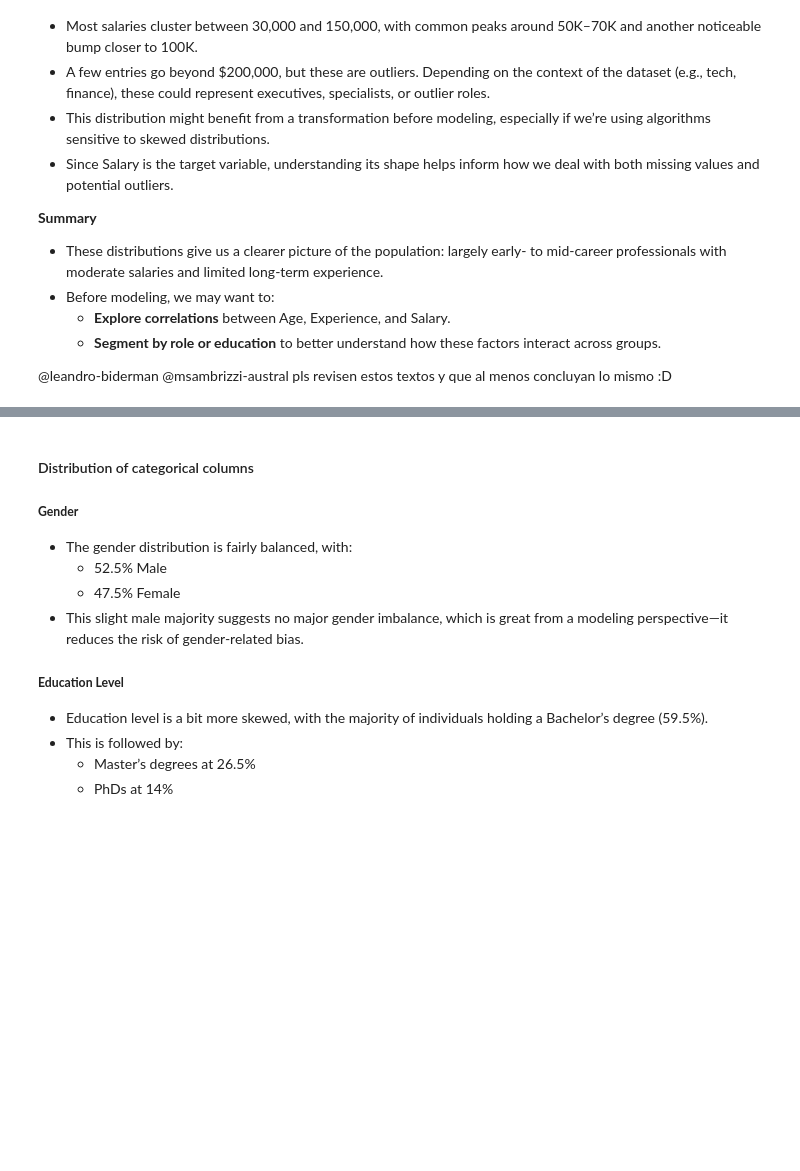
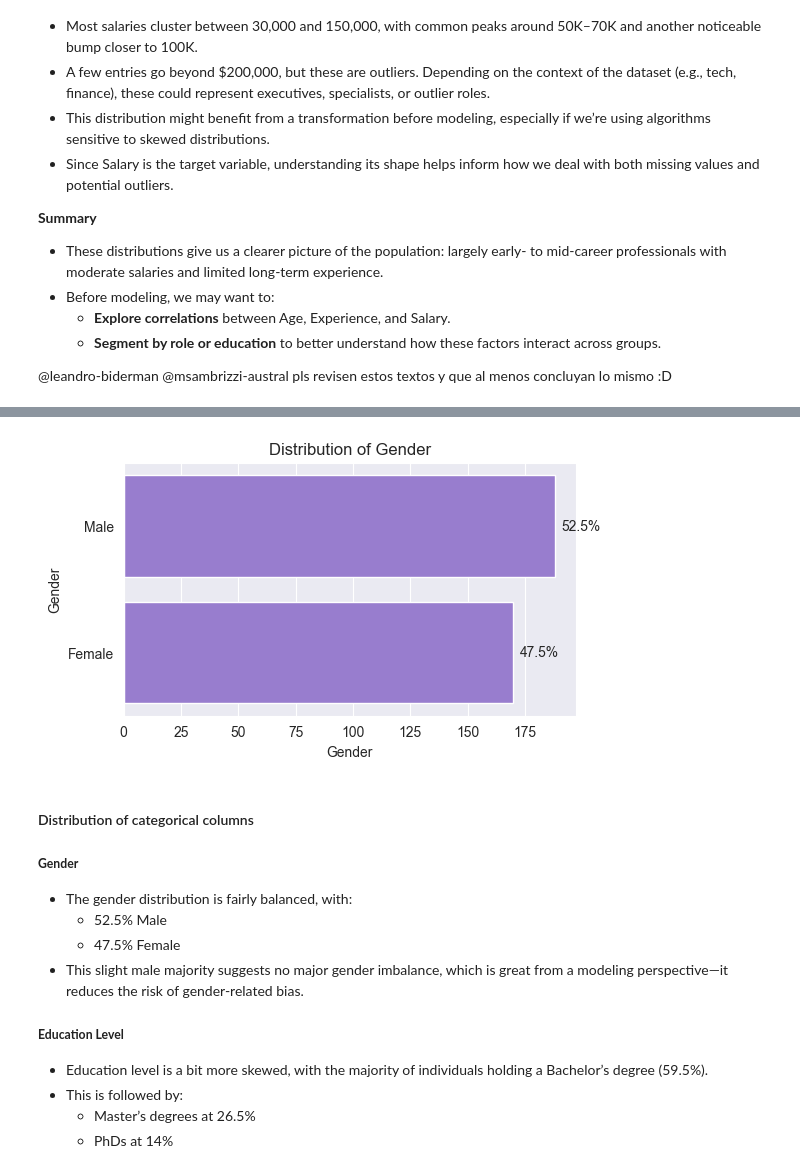
Before and after one commit to leonardoheis/fau_predic_salario, a Jupyter notebook: notebooks/main.ipynb, the cells around one changed output, grey strips where cells are left out. Saved outputs shown, nothing was run; the diff lists cells and outputs as text; code cells hidden in the pictures; blank space fills up the shorter version.

```diff
--- a/notebooks/main.ipynb
+++ b/notebooks/main.ipynb
@@ -437,3 +438,27 @@ create_plots(
+# %%
+# Select only categorical columns
+categorical_cols = df_merged.select_dtypes(include=['object']).columns
+
+# Plot categorical features (bar chart)
+categorical_cols_for_graph = categorical_cols.drop(['Description', 'Job Title','Education Level'], errors='ignore')
+create_plots(
+    categorical_cols_for_graph,
+    lambda col, ax: (
+        sns.countplot(y=col, data=df_merged, ax=ax, color="mediumpurple"),
+        ax.bar_label(
+            ax.containers[0],
+            labels=[
+                f'{(v / df_merged[col].notna().sum() * 100):.1f}%'
+                for v in df_merged[col].value_counts().sort_index(ascending=False).values
+            ],
+            padding=5,
+            fontsize=10
+        )
+    ),
+    n_cols=1,
+)
+# %% [output]
+[figure, added]
 # %% [markdown]
 #### Distribution of categorical columns
 
```
Also changed, not shown: parts of 20 cells of this notebook, 1 other file.
